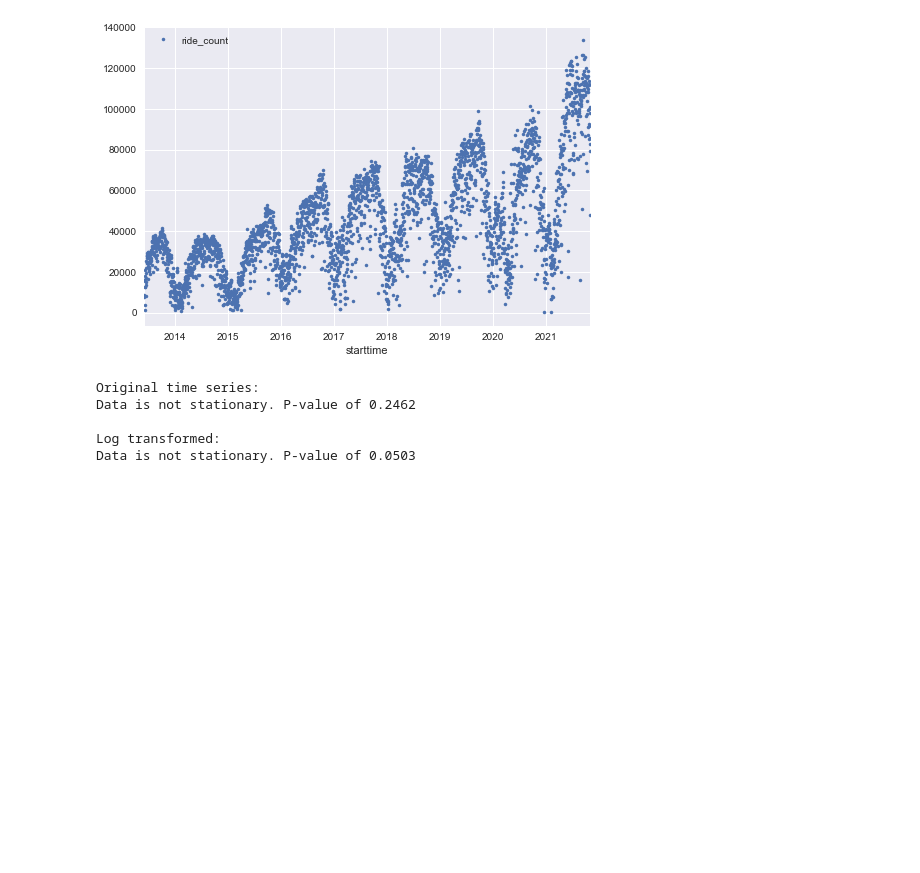
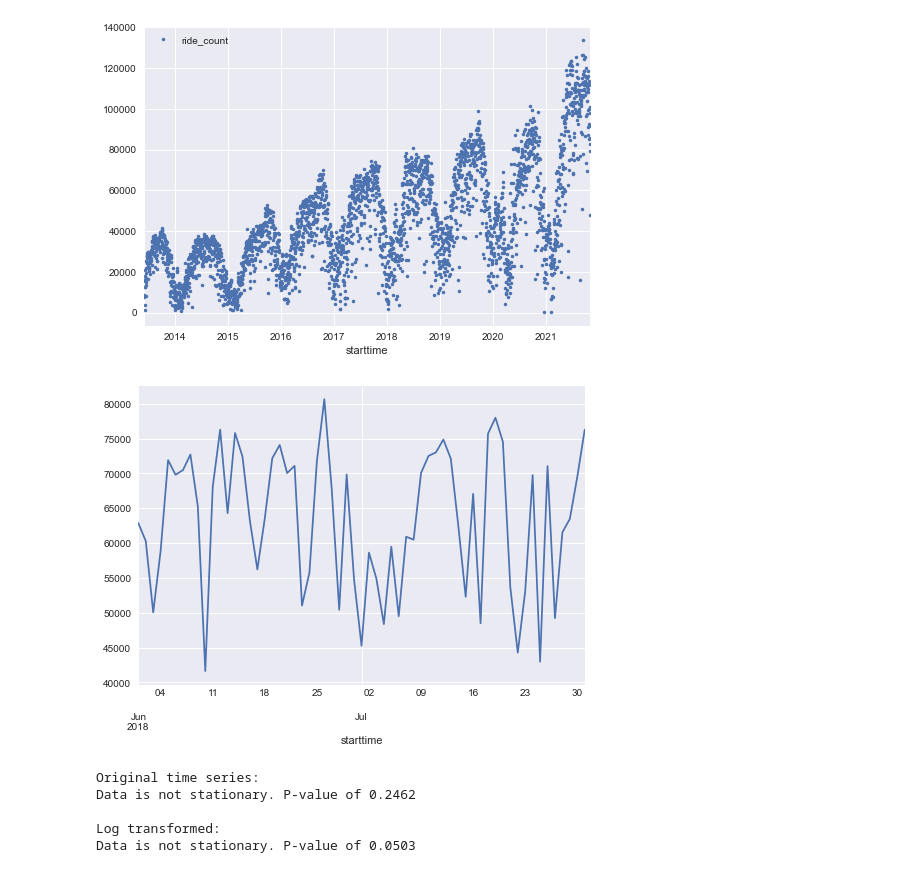
Before and after one commit to marvelje/citibike_ridership_project, a Jupyter notebook: citibike_eda.ipynb, the cells around one changed output. Saved outputs shown, nothing was run; the diff lists cells and outputs as text; code cells hidden in the pictures; blank space fills up the shorter version.

```diff
--- a/citibike_eda.ipynb
+++ b/citibike_eda.ipynb
@@ -424,6 +438,14 @@ daily_ridership_overall.plot(style = '.');
 # Looks about the same as previous, but no dates have 0 riders
 # %% [output]
 [figure]
+# %%
+# Plotting only two months of data makes the weekly trend somewhat more apparent
+# There is a sharp drop in ridership on the weekends
+
+daily_ridership_overall[(daily_ridership_overall.index > '5/31/2018') &
+                        (daily_ridership_overall.index < '8/1/2018')]['ride_count'].plot();
+# %% [output]
+[figure, added]
 # %%
 # This data does not appear stationary, but we can run a Dickey Fuller test just to confirm
 
```
Also changed, not shown: parts of 23 cells of this notebook, 2 other files.
